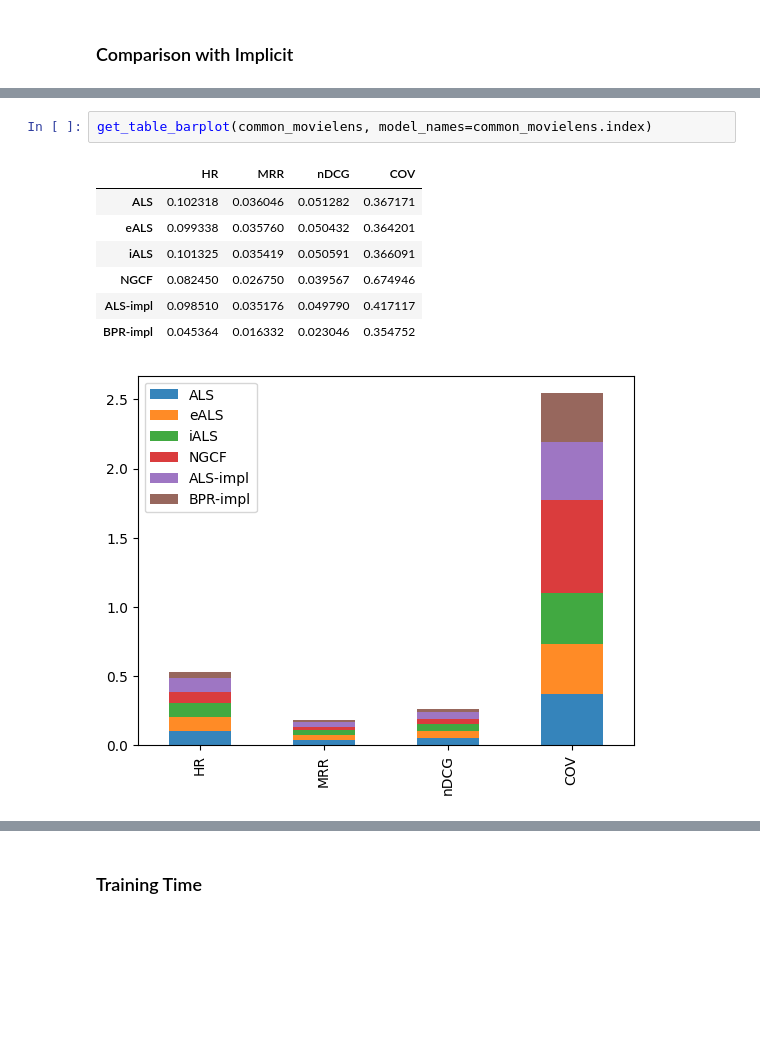
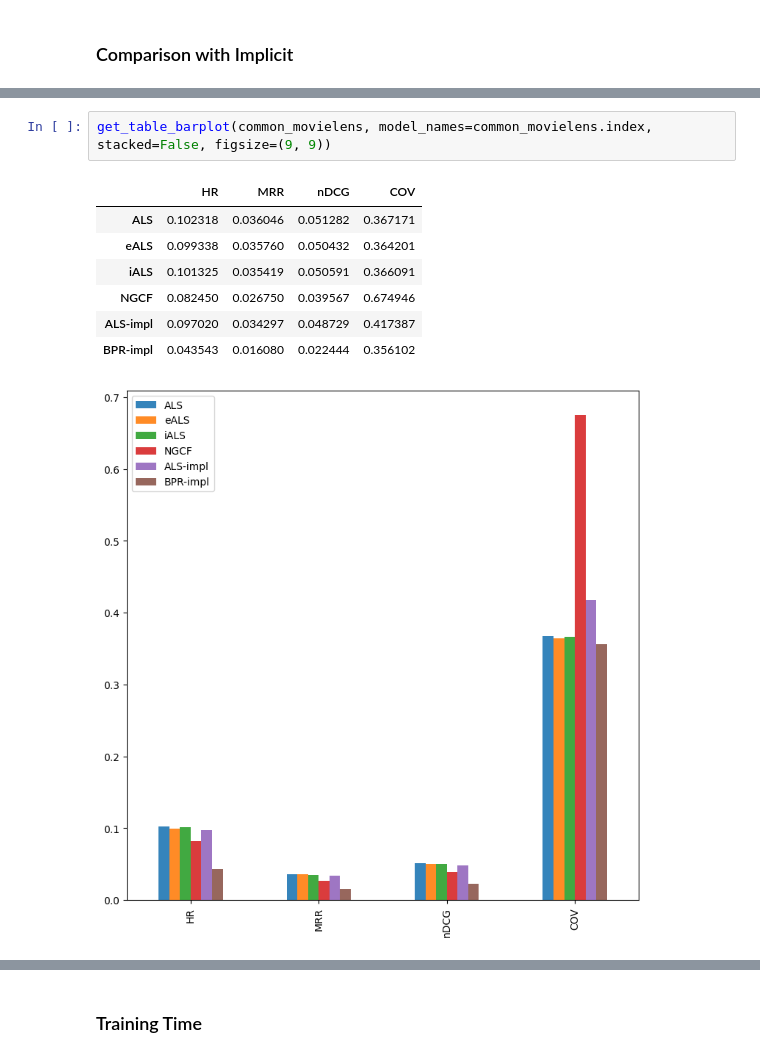
Before and after one commit to Mr6one/recsys-project-2023, a Jupyter notebook: notebooks/experiments.ipynb, the cells around one changed output, grey strips where cells are left out. Drawn from its saved outputs; the diff is of its cells as text; blank space fills up the shorter version.

```diff
--- a/notebooks/experiments.ipynb
+++ b/notebooks/experiments.ipynb
@@ -170,14 +176,14 @@ Movielens:
 # %%
-get_table_barplot(common_movielens, model_names=common_movielens.index)
+get_table_barplot(common_movielens, model_names=common_movielens.index, stacked=False, figsize=(9, 9))
 # %% [output]
 |  | HR | MRR | nDCG | COV |
 | ALS | 0.102318 | 0.036046 | 0.051282 | 0.367171 |
 | eALS | 0.099338 | 0.035760 | 0.050432 | 0.364201 |
 | iALS | 0.101325 | 0.035419 | 0.050591 | 0.366091 |
 | NGCF | 0.082450 | 0.026750 | 0.039567 | 0.674946 |
-| ALS-impl | 0.098510 | 0.035176 | 0.049790 | 0.417117 |
-| BPR-impl | 0.045364 | 0.016332 | 0.023046 | 0.354752 |
+| ALS-impl | 0.097020 | 0.034297 | 0.048729 | 0.417387 |
+| BPR-impl | 0.043543 | 0.016080 | 0.022444 | 0.356102 |
-[figure, old version]
+[figure, new version]
 # %%
 print('Yelp:')
 common_yelp = pd.concat([scores_yelp, scores_implicit_yelp])
```
Also changed, not shown: parts of 11 cells of this notebook.
